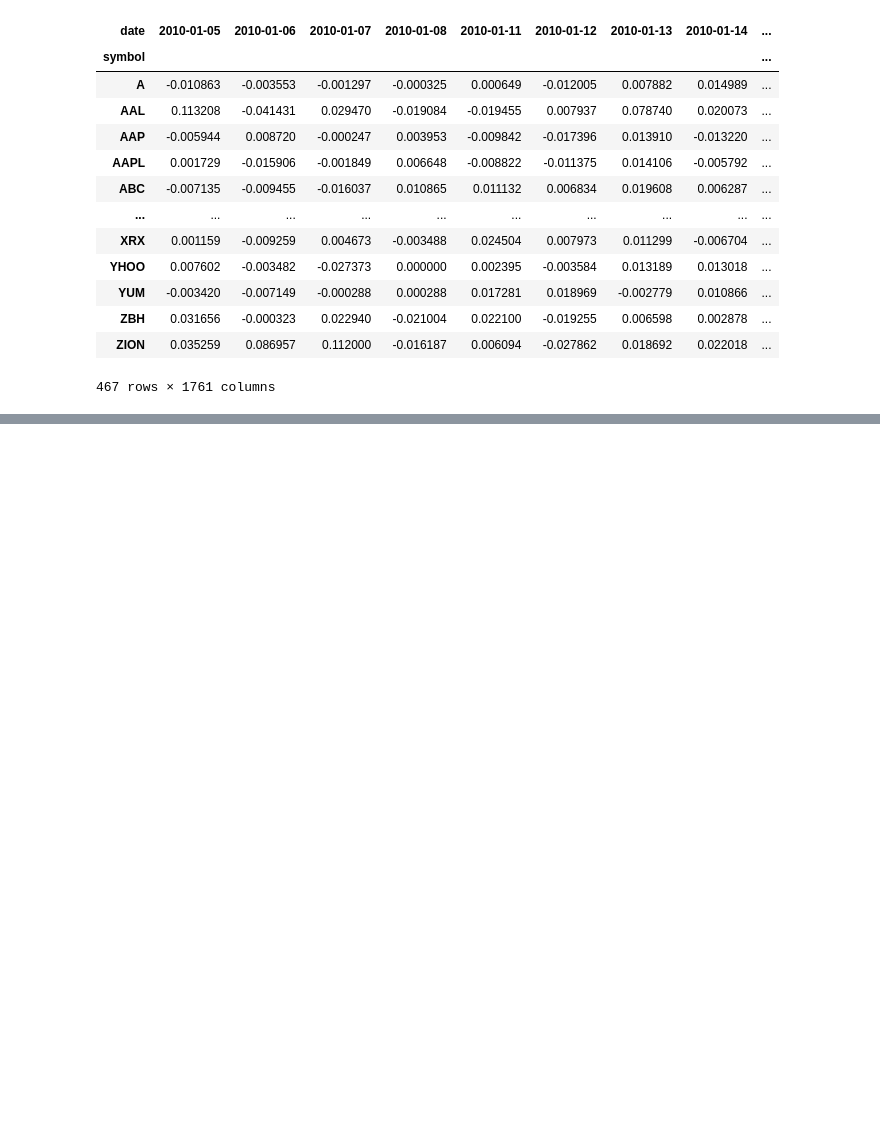
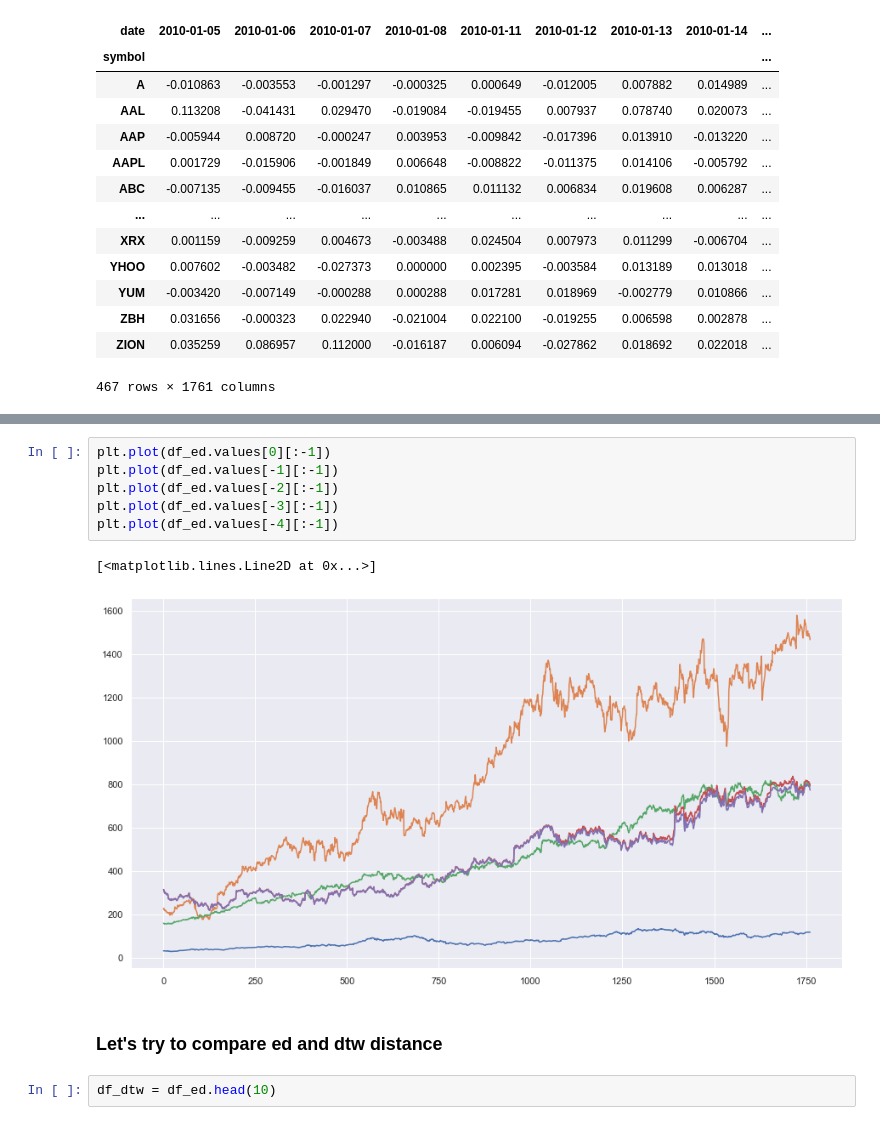
Before and after one commit to gihonglee/Stock_Analysis, a Jupyter notebook: main.ipynb, the cells around one changed output, grey strips where cells are left out. Drawn from its saved outputs; the diff is of its cells as text; blank space fills up the shorter version.

```diff
--- a/main.ipynb
+++ b/main.ipynb
@@ -574,0 +623,13 @@ df_dtw = pd.pivot_table(df,'close','symbol','date')
+# %%
+plt.plot(df_ed.values[0][:-1])
+plt.plot(df_ed.values[-1][:-1])
+plt.plot(df_ed.values[-2][:-1])
+plt.plot(df_ed.values[-3][:-1])
+plt.plot(df_ed.values[-4][:-1])
+# %% [output]
+[<matplotlib.lines.Line2D at 0x...>]
+[figure, added]
+# %% [markdown]
+### Let's try to compare ed and dtw distance
+# %%
+df_dtw = df_ed.head(10)
```
Also changed, not shown: parts of 24 cells of this notebook.
